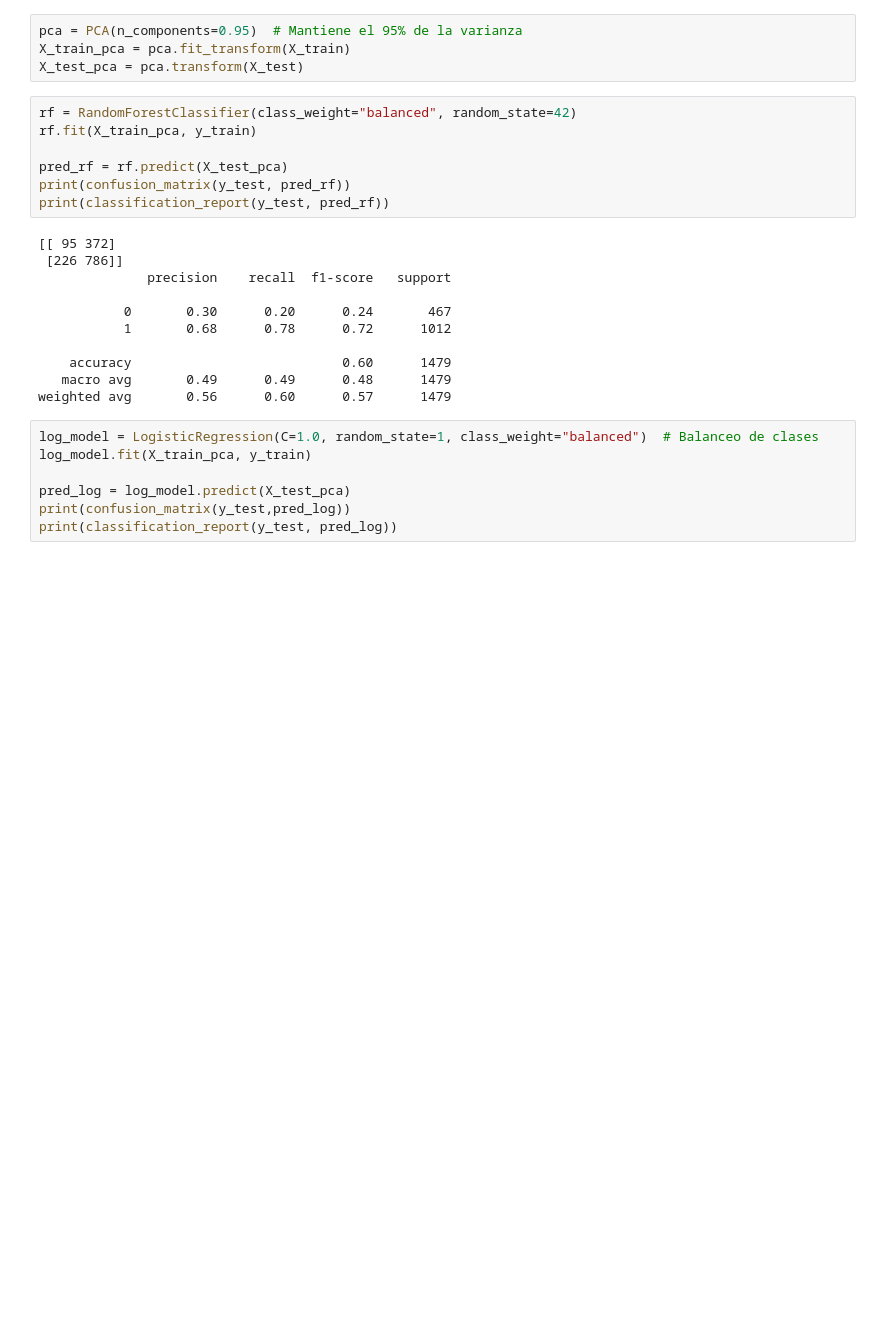
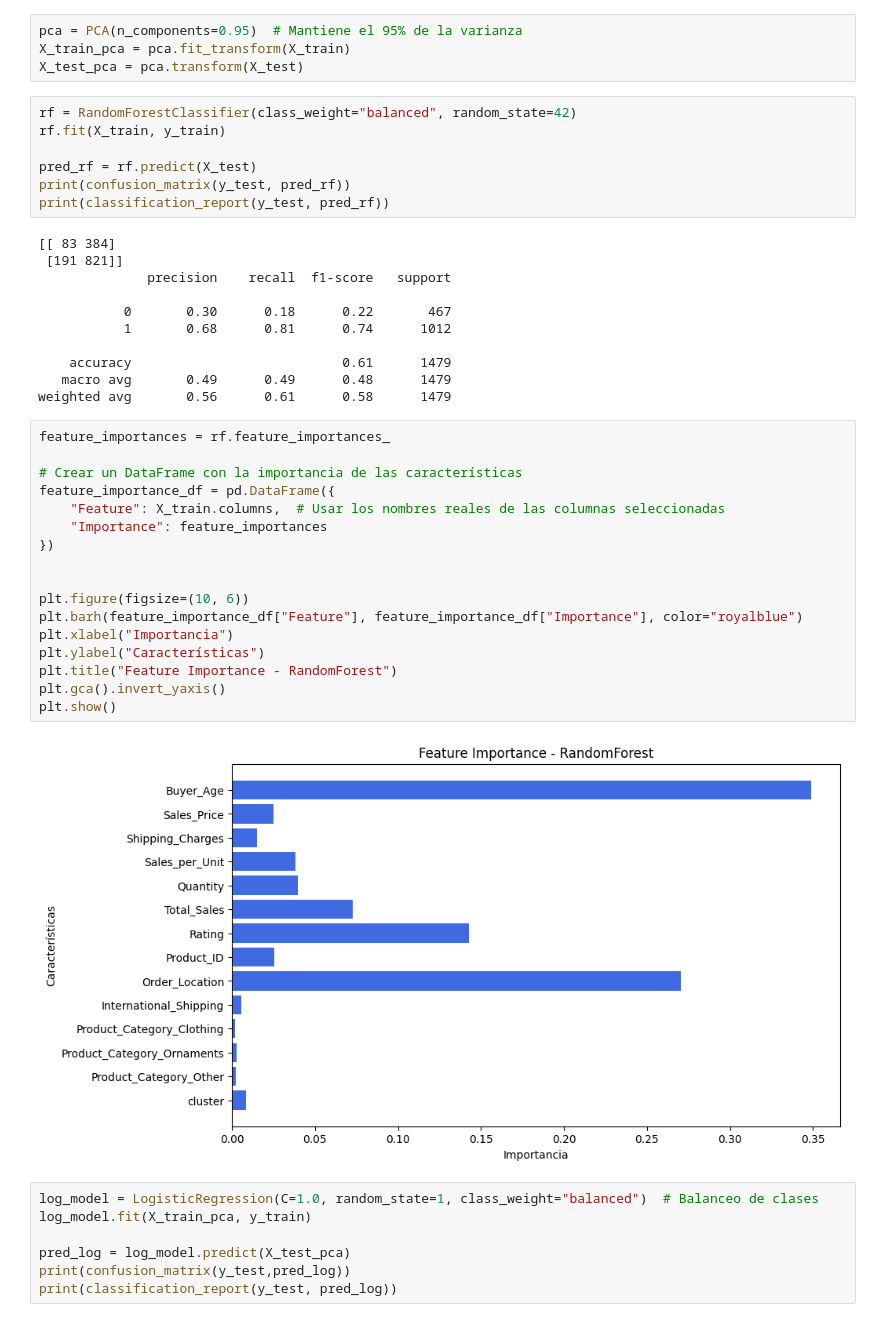
Before and after one commit to abdonrb/proyecto-ml, a Jupyter notebook: ML/models/trained/DesicionTreeClassifier_clust.ipynb, the cells around one changed output. Drawn from its saved outputs; the diff is of its cells as text; blank space fills up the shorter version.

```diff
--- a/ML/models/trained/DesicionTreeClassifier_clust.ipynb
+++ b/ML/models/trained/DesicionTreeClassifier_clust.ipynb
@@ -168,22 +167,41 @@ X_train_pca = pca.fit_transform(X_train)
 X_test_pca = pca.transform(X_test)
 # %%
 rf = RandomForestClassifier(class_weight="balanced", random_state=42)
-rf.fit(X_train_pca, y_train)
+rf.fit(X_train, y_train)
 
-pred_rf = rf.predict(X_test_pca)
+pred_rf = rf.predict(X_test)
 print(confusion_matrix(y_test, pred_rf))
 print(classification_report(y_test, pred_rf))
 # %% [output]
-[[ 95 372]
- [226 786]]
+[[ 83 384]
+ [191 821]]
               precision    recall  f1-score   support
 
-           0       0.30      0.20      0.24       467
-           1       0.68      0.78      0.72      1012
+           0       0.30      0.18      0.22       467
+           1       0.68      0.81      0.74      1012
 
-    accuracy                           0.60      1479
+    accuracy                           0.61      1479
    macro avg       0.49      0.49      0.48      1479
-weighted avg       0.56      0.60      0.57      1479
+weighted avg       0.56      0.61      0.58      1479
+# %%
+feature_importances = rf.feature_importances_
+
+# Crear un DataFrame con la importancia de las características
+feature_importance_df = pd.DataFrame({
+    "Feature": X_train.columns,  # Usar los nombres reales de las columnas seleccionadas
+    "Importance": feature_importances
+})
+
+
+plt.figure(figsize=(10, 6))
+plt.barh(feature_importance_df["Feature"], feature_importance_df["Importance"], color="royalblue")
+plt.xlabel("Importancia")
+plt.ylabel("Características")
+plt.title("Feature Importance - RandomForest")
+plt.gca().invert_yaxis()
+plt.show()
+# %% [output]
+[figure, added]
 # %%
 log_model = LogisticRegression(C=1.0, random_state=1, class_weight="balanced")  # Balanceo de clases
 log_model.fit(X_train_pca, y_train)
```
Also changed, not shown: parts of 1 cell of this notebook, 9 other files.
